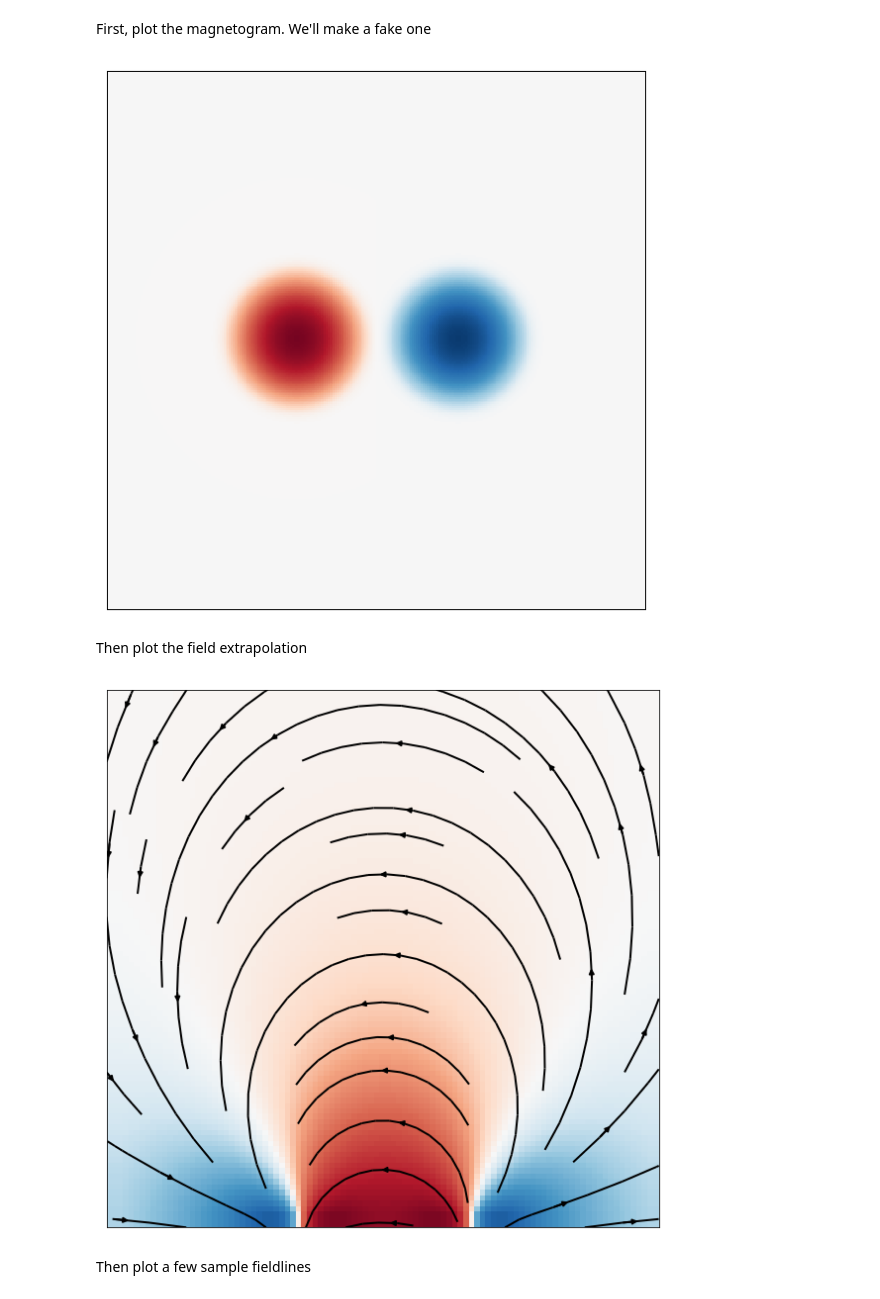
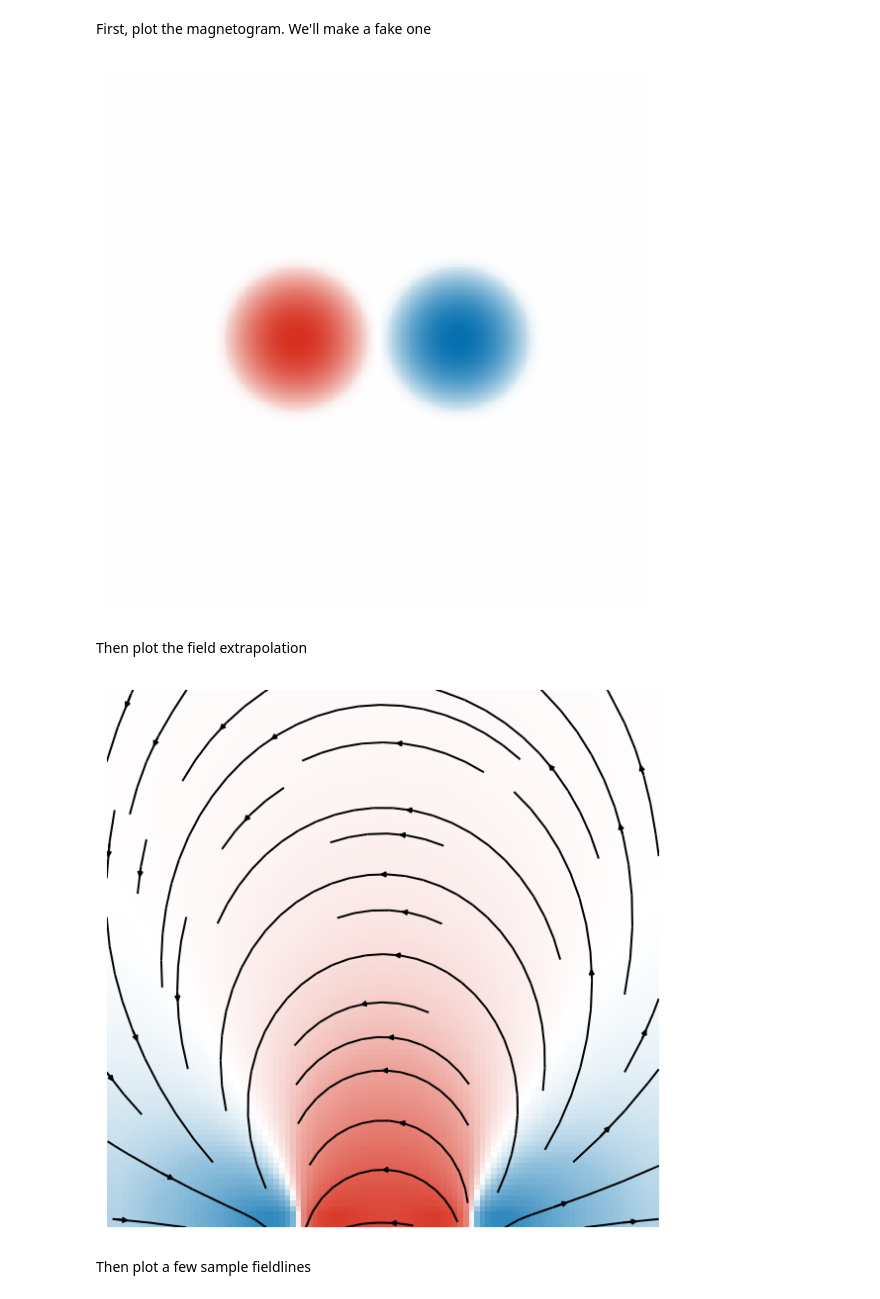
Before and after one commit to wtbarnes/tess-2018-talk, a Jupyter notebook: notebooks/diagram.ipynb, the cells around one changed output. Cells and saved outputs as stored; diff of their text form; code cells hidden in the pictures.

```diff
--- a/notebooks/diagram.ipynb
+++ b/notebooks/diagram.ipynb
@@ -105,20 +105,26 @@ spots = [
     #( u.Quantity([65,65],u.percent), 2*u.percent, -1e3*u.Gauss),
 ]
 magnetogram = make_synthetic_map(xrange,yrange,arr_grid_shape,spots)
+# %%
+# Make a custom colormap to get good reds and blues but also have white in the middle
+rwb_cmap = matplotlib.colors.LinearSegmentedColormap.from_list(
+    'rwb_nice', [(215/255, 48/255, 31/255), (1, 1, 1), (5/255, 112/255, 176/255)], N=1000)
 # %%
 fig = plt.figure(figsize=(10,10))
 ax = fig.gca(projection=magnetogram)
-magnetogram.plot(axes=ax,annotate=False,title=False,cmap='RdBu',
-                 norm=matplotlib.colors.SymLogNorm(1,vmin=-1.5e3,vmax=1.5e3))
+magnetogram.plot(axes=ax,annotate=False,title=False,cmap=rwb_cmap,
+                 norm=matplotlib.colors.SymLogNorm(1,vmin=-1e3,vmax=1e3))
 lon,lat = ax.coords[0],ax.coords[1]
 lon.set_ticklabel_visible(False)
 lat.set_ticklabel_visible(False)
 lon.set_ticks_visible(False)
 lat.set_ticks_visible(False)
 ax.grid(alpha=0)
+lon.frame.set_linewidth(0.)
+lat.frame.set_linewidth(0.)
 fig.savefig('../img/magnetogram_diagram.png',format='png',dpi=300,bbox_inches='tight')
 # %% [output]
-[figure, old version]
+[figure, new version]
 # %% [markdown]
 Then plot the field extrapolation
 # %%
@@ -131,24 +137,25 @@ B_field = extrapolator.extrapolate()
 # %%
 fig = plt.figure(figsize=(10,10))
 ax = fig.gca()
 ax1_grid, ax2_grid = np.meshgrid(np.linspace(-1, 1, B_field.x.shape[1]),
                                  np.linspace(-1, 1, B_field.x.shape[0]))
 b_sum = B_field.x[:,:,:].sum(axis=0).value.T
 b_stream_1 = B_field.x[:,:,:].sum(axis=0).value.T
 b_stream_2 = B_field.z[:,:,:].sum(axis=0).value.T
 im = ax.pcolormesh(ax1_grid,ax2_grid,b_sum,
-              cmap='RdBu',
+              cmap=rwb_cmap,
               norm=matplotlib.colors.SymLogNorm(500,vmin=-5e3,vmax=5e3)
              )
 ax.streamplot(ax1_grid[0, :], ax2_grid[:, 0], b_stream_1, b_stream_2,
               color='k', density=0.5,linewidth=2)
 ax.tick_params(axis='both',which='both',
                bottom='off',top='off',left='off',right='off',
                labelbottom='off',labeltop='off',labelleft='off',labelright='off')
 #fig.colorbar(im)
+ax.axis('off')
 fig.savefig('../img/extrapolation_diagram.png',format='png',dpi=300,bbox_inches='tight')
 # %% [output]
-[figure, old version]
+[figure, new version]
 # %% [markdown]
 Then plot a few sample fieldlines
 # %%
```
Also changed, not shown: parts of 2 cells of this notebook, 1 other file.
